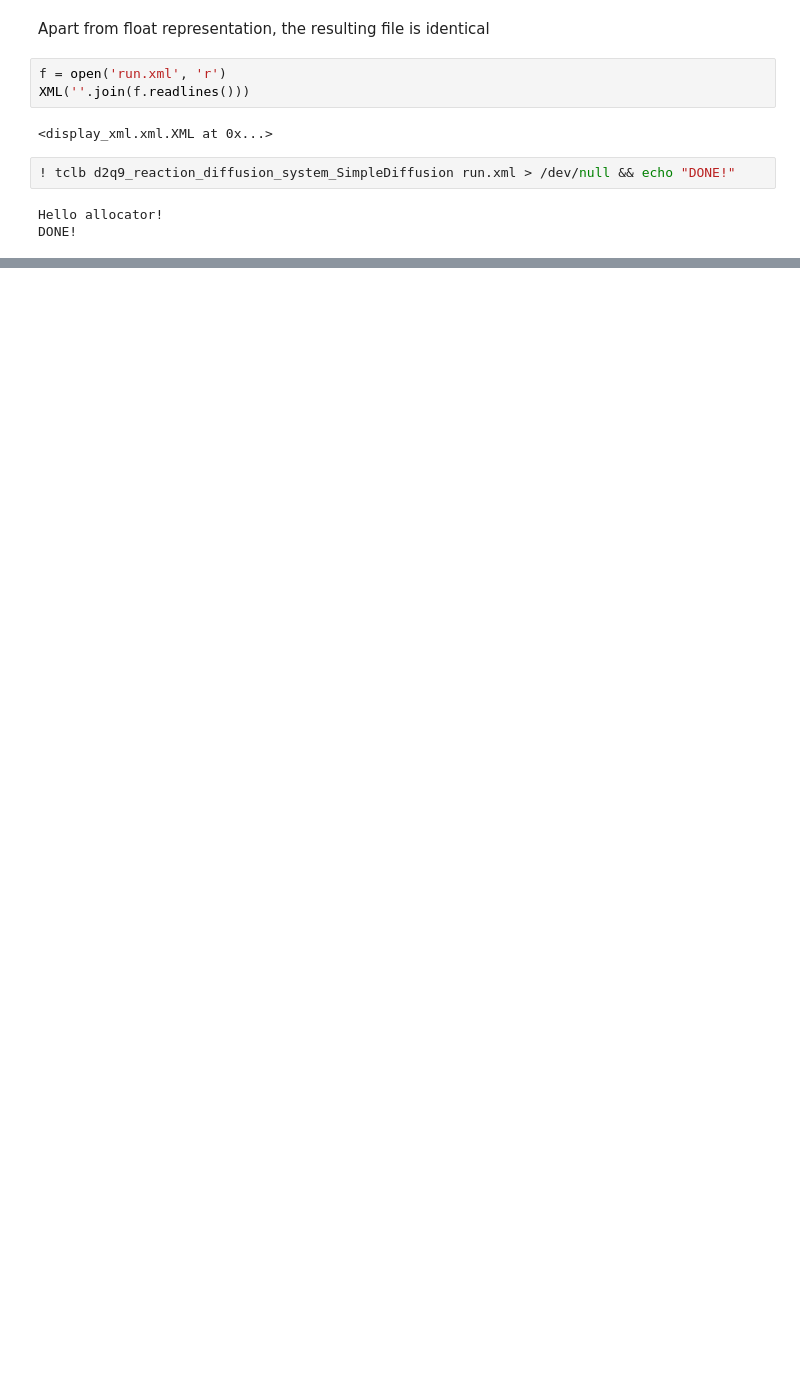
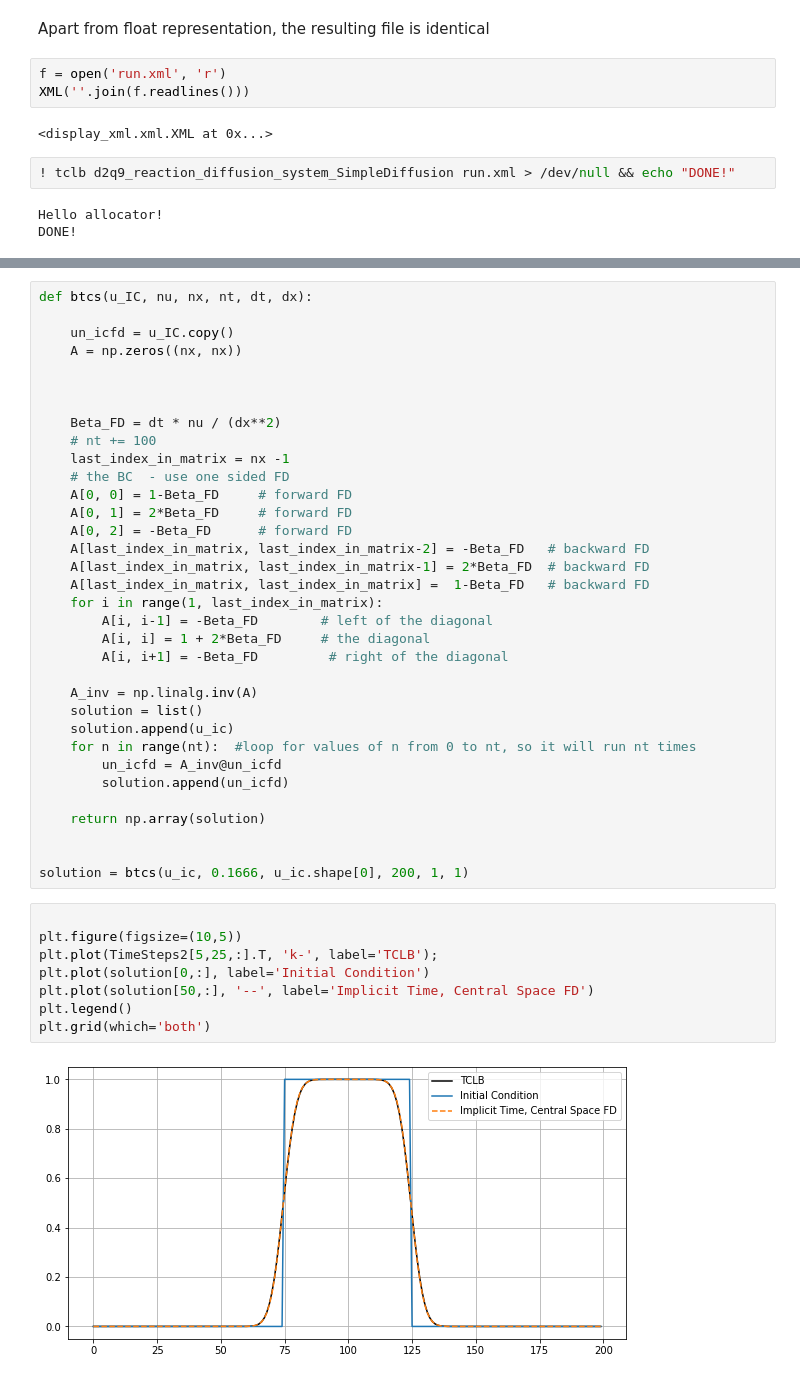
Before and after one commit to mdzik/TCLB_binder, a Jupyter notebook: example/SimpleDIffusionInTCLB.ipynb, the cells around one changed output, grey strips where cells are left out. Saved outputs shown, nothing was run; the diff lists cells and outputs as text; blank space fills up the shorter version.

```diff
--- a/example/SimpleDIffusionInTCLB.ipynb
+++ b/example/SimpleDIffusionInTCLB.ipynb
@@ -168,0 +392,44 @@ plt.ylabel(r'$\Phi$');
+# %%
+def btcs(u_IC, nu, nx, nt, dt, dx):
+
+    un_icfd = u_IC.copy()
+    A = np.zeros((nx, nx))
+
+
+
+    Beta_FD = dt * nu / (dx**2)
+    # nt += 100
+    last_index_in_matrix = nx -1
+    # the BC  - use one sided FD
+    A[0, 0] = 1-Beta_FD     # forward FD
+    A[0, 1] = 2*Beta_FD     # forward FD
+    A[0, 2] = -Beta_FD      # forward FD
+    A[last_index_in_matrix, last_index_in_matrix-2] = -Beta_FD   # backward FD
+    A[last_index_in_matrix, last_index_in_matrix-1] = 2*Beta_FD  # backward FD
+    A[last_index_in_matrix, last_index_in_matrix] =  1-Beta_FD   # backward FD
+    for i in range(1, last_index_in_matrix):
+        A[i, i-1] = -Beta_FD        # left of the diagonal
+        A[i, i] = 1 + 2*Beta_FD     # the diagonal
+        A[i, i+1] = -Beta_FD         # right of the diagonal
+
+    A_inv = np.linalg.inv(A)
+    solution = list()
+    solution.append(u_ic)
+    for n in range(nt):  #loop for values of n from 0 to nt, so it will run nt times
+        un_icfd = A_inv@un_icfd
+        solution.append(un_icfd)
+
+    return np.array(solution)
+
+
+solution = btcs(u_ic, 0.1666, u_ic.shape[0], 200, 1, 1)
+# %%
+
+plt.figure(figsize=(10,5))
+plt.plot(TimeSteps2[5,25,:].T, 'k-', label='TCLB');
+plt.plot(solution[0,:], label='Initial Condition')
+plt.plot(solution[50,:], '--', label='Implicit Time, Central Space FD')
+plt.legend()
+plt.grid(which='both')
+# %% [output]
+[figure, added]
```
Also changed, not shown: parts of 30 cells of this notebook.
